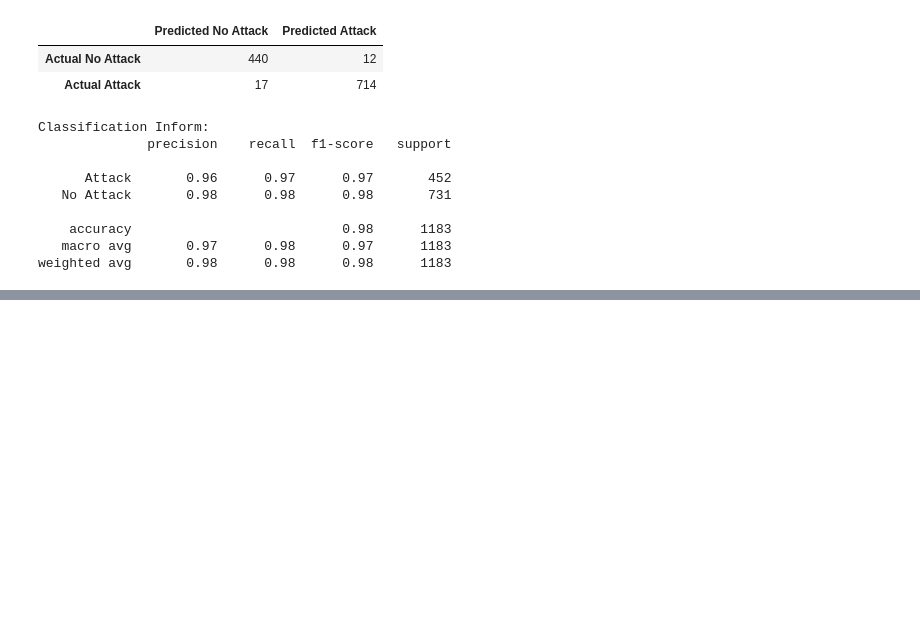
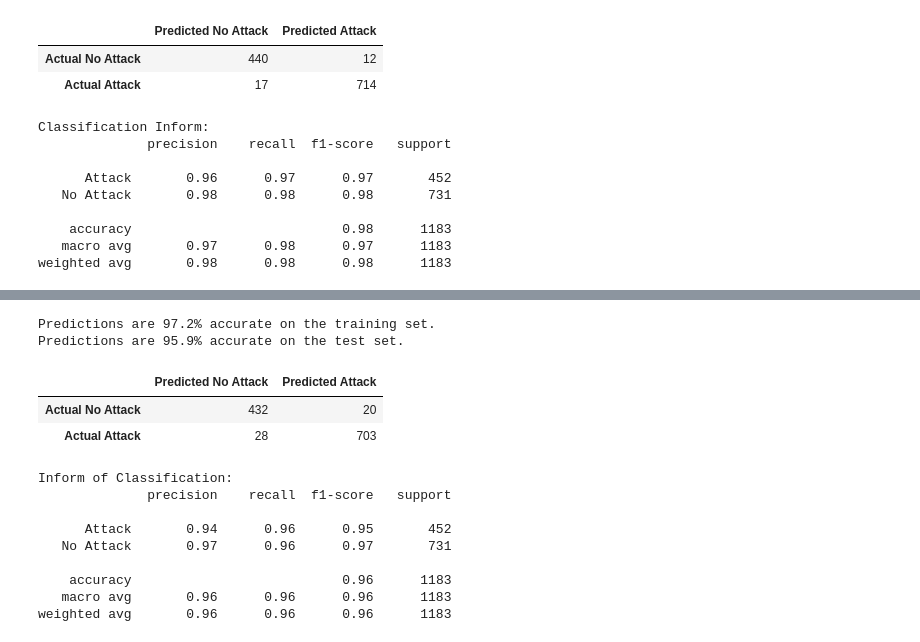
Before and after one commit to Lydiadel/BrakToothAttack_Analysis, a Jupyter notebook: BrakTooth_Attack.ipynb, the cells around one changed output, grey strips where cells are left out. Saved outputs shown, nothing was run; the diff lists cells and outputs as text; code cells hidden in the pictures; blank space fills up the shorter version.

```diff
--- a/BrakTooth_Attack.ipynb
+++ b/BrakTooth_Attack.ipynb
@@ -891,0 +972,37 @@ From the confusion matrix we can see that
+# %%
+y_pred_train = knn.predict(X_train2)
+y_pred_test = knn.predict(X_test2)
+# %%
+accuracy_train = accuracy_score(y_train, y_pred_train)
+print('Predictions are {:3.1f}% accurate on the training set.'.format(100*accuracy_train))
+accuracy_test = accuracy_score(y_test, y_pred_test)
+print('Predictions are {:3.1f}% accurate on the test set.'.format(100*accuracy_test))
+
+# Create matrix
+cm = confusion_matrix(y_test, y_pred_test)
+
+# Create a dataframe for the confusion matrix
+cm_df_knn = pd.DataFrame(cm,
+        index = ["Actual No Attack", "Actual Attack"],
+        columns= ["Predicted No Attack", "Predicted Attack"])
+
+display(cm_df_knn)
+
+print('\n\nInform of Classification:')
+report_knn = classification_report(y_test, y_pred_test)
+print(report_knn)
+# %% [output]
+Predictions are 97.2% accurate on the training set.
+Predictions are 95.9% accurate on the test set.
+|  | Predicted No Attack | Predicted Attack |
+| Actual No Attack | 432 | 20 |
+| Actual Attack | 28 | 703 |
+Inform of Classification:
+              precision    recall  f1-score   support
+
+      Attack       0.94      0.96      0.95       452
+   No Attack       0.97      0.96      0.97       731
+
+    accuracy                           0.96      1183
+   macro avg       0.96      0.96      0.96      1183
+weighted avg       0.96      0.96      0.96      1183
```
Also changed, not shown: parts of 71 cells of this notebook.
